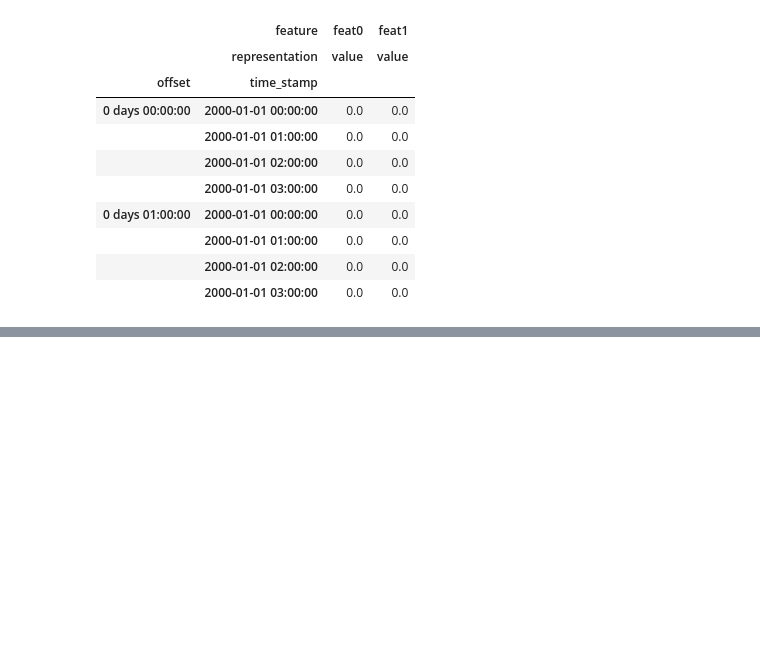
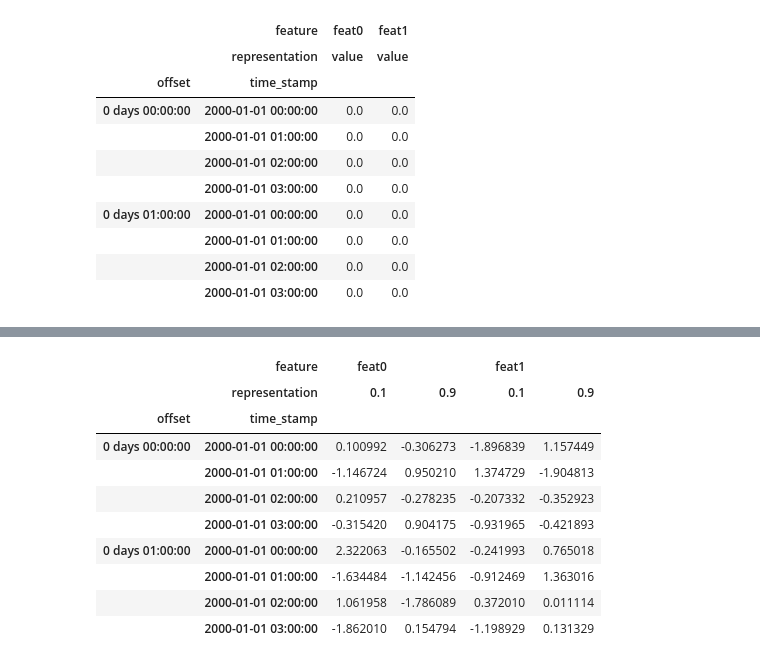
Before and after one commit to connected-intelligent-systems/forcateri, a Jupyter notebook: notebooks/ts_test.ipynb, the cells around one changed output, grey strips where cells are left out. Cells and saved outputs as stored; diff of their text form; code cells hidden in the pictures; blank space fills up the shorter version.

```diff
--- a/notebooks/ts_test.ipynb
+++ b/notebooks/ts_test.ipynb
@@ -377,0 +524,14 @@ qq.data
+# %%
+ts2.data
+# %% [output]
+|  | feature | feat0 |  | feat1 |  |
+|  | representation | 0.1 | 0.9 | 0.1 | 0.9 |
+| offset | time_stamp |  |  |  |  |
+| 0 days 00:00:00 | 2000-01-01 00:00:00 | 0.100992 | -0.306273 | -1.896839 | 1.157449 |
+|  | 2000-01-01 01:00:00 | -1.146724 | 0.950210 | 1.374729 | -1.904813 |
+|  | 2000-01-01 02:00:00 | 0.210957 | -0.278235 | -0.207332 | -0.352923 |
+|  | 2000-01-01 03:00:00 | -0.315420 | 0.904175 | -0.931965 | -0.421893 |
+| 0 days 01:00:00 | 2000-01-01 00:00:00 | 2.322063 | -0.165502 | -0.241993 | 0.765018 |
+|  | 2000-01-01 01:00:00 | -1.634484 | -1.142456 | -0.912469 | 1.363016 |
+|  | 2000-01-01 02:00:00 | 1.061958 | -1.786089 | 0.372010 | 0.011114 |
+|  | 2000-01-01 03:00:00 | -1.862010 | 0.154794 | -1.198929 | 0.131329 |
```
Also changed, not shown: parts of 22 cells of this notebook.
